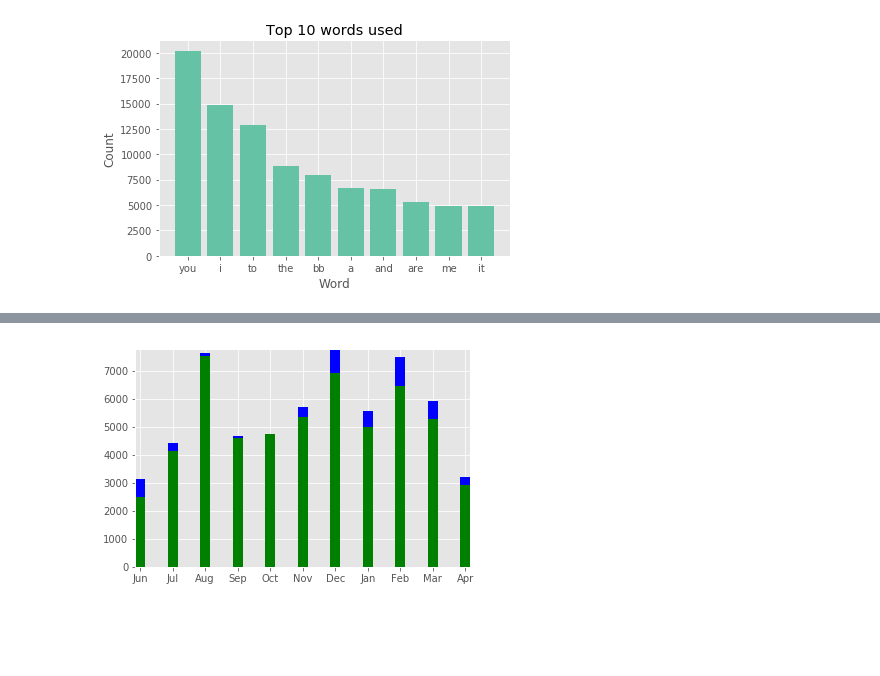
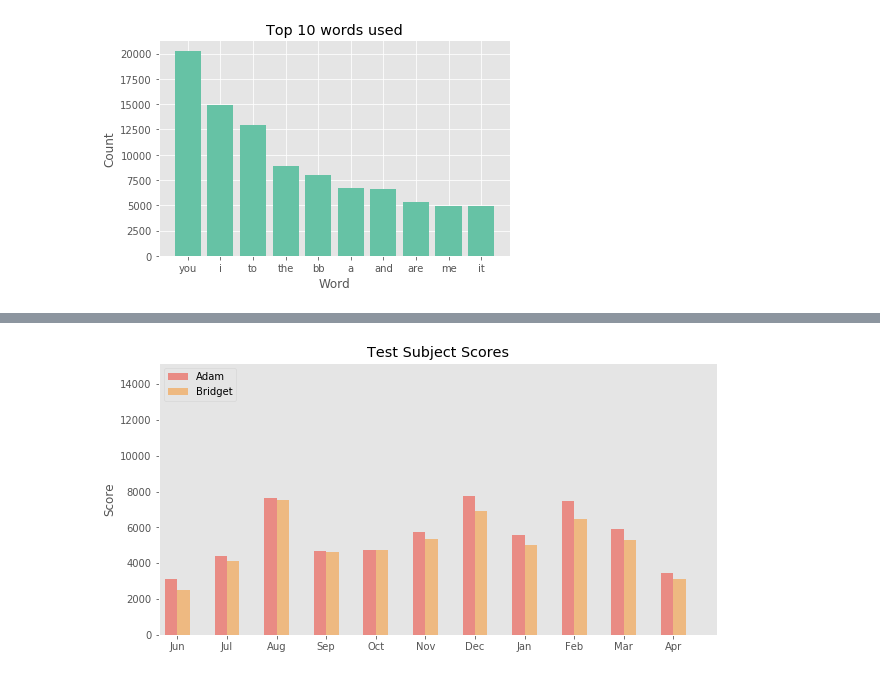
Before and after one commit to adamstueckrath/iMessgeAnalysis, a Jupyter notebook: iMessage Analysis Test.ipynb, the cells around one changed output, grey strips where cells are left out. Saved outputs shown, nothing was run; the diff lists cells and outputs as text; code cells hidden in the pictures; blank space fills up the shorter version.

Commit message:
Worked on charts. Explored with Bokeh library.

```diff
--- a/iMessage Analysis Test.ipynb
+++ b/iMessage Analysis Test.ipynb
@@ -267,13 +233,3 @@ bridget = pd.DataFrame({'month':bridget.index, 'count':bridget.values})
 adam = pd.DataFrame({'month':adam.index, 'count':adam.values})
 adam['month'] = [mapper(x[1]) for x in adam.month.values]
 bridget['month'] = [mapper(x[1]) for x in bridget.month.values]
-
-
-ax = plt.subplot(111)
-w = 0.3
-ax.bar(adam['month'].tolist(), adam['count'].tolist(),width=w,color='b',align='center')
-ax.bar(bridget['month'].tolist(), bridget['count'].tolist(),width=w,color='g',align='center')
-ax.autoscale(tight=True)
-plt.show()
-# %% [output]
-[figure, removed]
@@ -283,0 +236,59 @@ plt.show()
+# %%
+# Setting the positions and width for the bars
+pos = list(range(len(adam['month'])))
+width = 0.25
+
+# Plotting the bars
+fig, ax = plt.subplots(figsize=(10,5))
+
+# Create a bar with pre_score data,
+# in position pos,
+plt.bar(pos,
+        #using df['pre_score'] data,
+        adam['count'],
+        # of width
+        width,
+        # with alpha 0.5
+        alpha=0.5,
+        # with color
+        color='#EE3224',
+        # with label the first value in first_name
+        label=adam['month'])
+
+# Create a bar with mid_score data,
+# in position pos + some width buffer,
+plt.bar([p + width for p in pos],
+        #using df['mid_score'] data,
+        bridget['count'],
+        # of width
+        width,
+        # with alpha 0.5
+        alpha=0.5,
+        # with color
+        color='#F78F1E',
+        # with label the second value in first_name
+        label=adam['month'])
+
+
+# Set the y axis label
+ax.set_ylabel('Score')
+
+# Set the chart's title
+ax.set_title('Test Subject Scores')
+
+# Set the position of the x ticks
+ax.set_xticks([p + 0.5 * width for p in pos])
+
+# Set the labels for the x ticks
+ax.set_xticklabels(bridget['month'])
+
+# Setting the x-axis and y-axis limits
+plt.xlim(min(pos)-width, max(pos)+width*4)
+plt.ylim([0, max(bridget['count'] + adam['count'])] )
+
+# Adding the legend and showing the plot
+plt.legend(['Adam', 'Bridget'], loc='upper left')
+plt.grid()
+plt.show()
+# %% [output]
+[figure, added]
```
Also changed, not shown: parts of 13 cells of this notebook.
